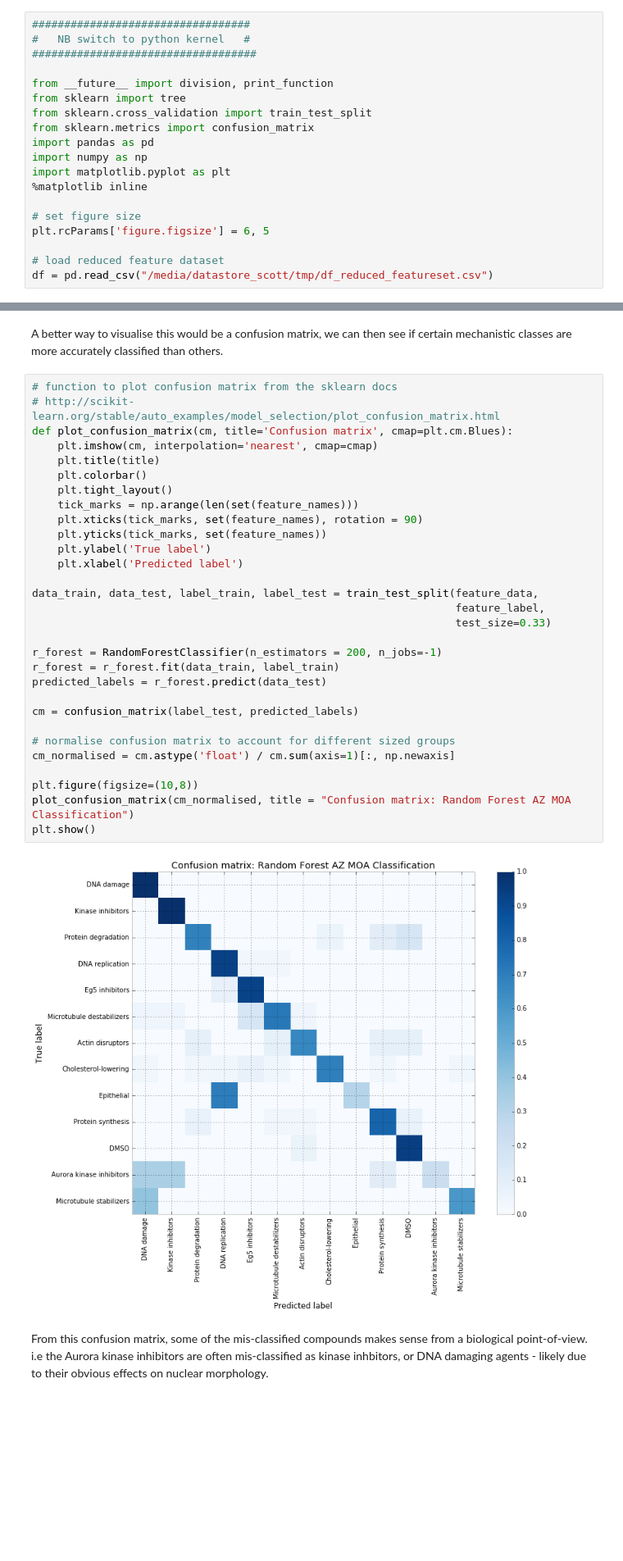
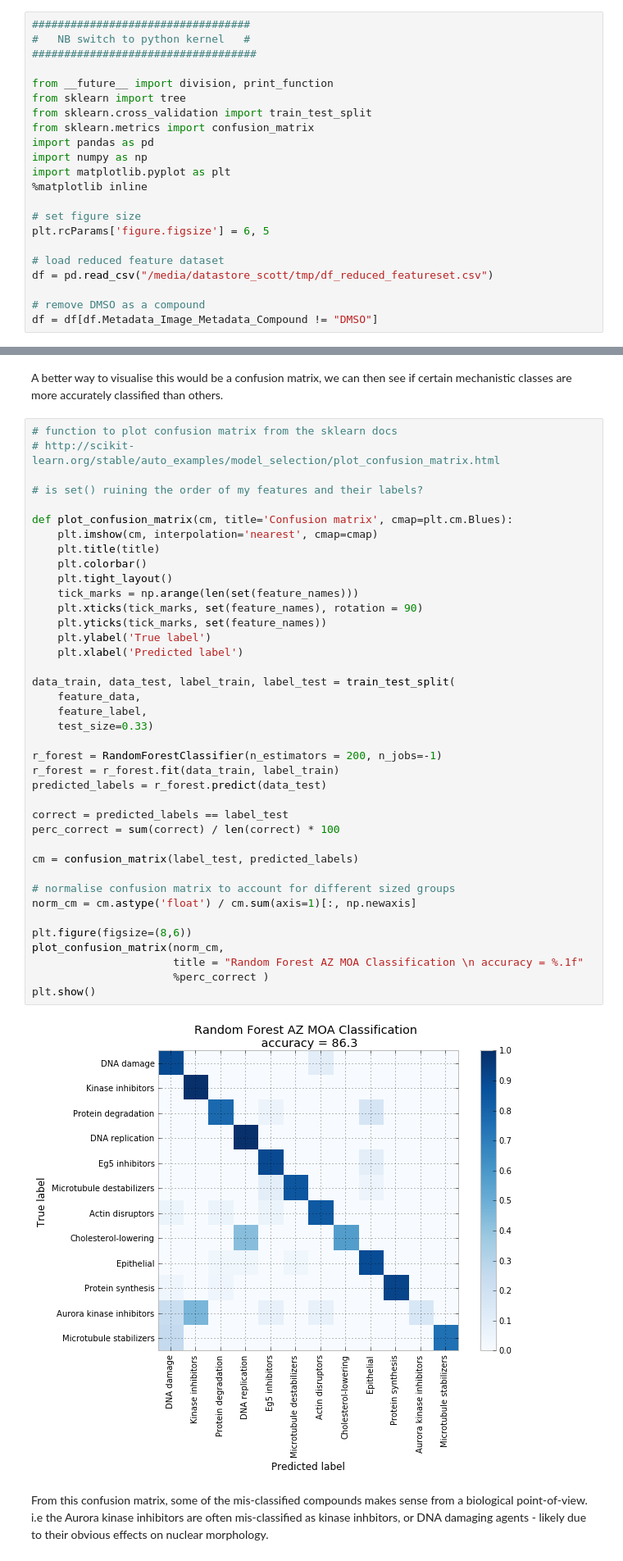
Before and after one commit to Swarchal/notebooks, a Jupyter notebook: 2016-05-17_AZ_predict_MOA.ipynb, the cells around one changed output, grey strips where cells are left out. Shown at 82% size. Cells and saved outputs as stored; diff of their text form; blank space fills up the shorter version.

```diff
--- a/2016-05-17_AZ_predict_MOA.ipynb
+++ b/2016-05-17_AZ_predict_MOA.ipynb
@@ -169,6 +169,9 @@ plt.rcParams['figure.figsize'] = 6, 5
 
 # load reduced feature dataset
 df = pd.read_csv("/media/datastore_scott/tmp/df_reduced_featureset.csv")
+
+# remove DMSO as a compound
+df = df[df.Metadata_Image_Metadata_Compound != "DMSO"]
 # %% [markdown]
 Need to convert the MOA labels into integers, and then have a separate array for features and labels.
 
@@ -295,34 +298,43 @@ A better way to visualise this would be a confusion matrix, we can then see if c
 # %%
 # function to plot confusion matrix from the sklearn docs
 # http://scikit-learn.org/stable/auto_examples/model_selection/plot_confusion_matrix.html
+
+# is set() ruining the order of my features and their labels?
+
 def plot_confusion_matrix(cm, title='Confusion matrix', cmap=plt.cm.Blues):
     plt.imshow(cm, interpolation='nearest', cmap=cmap)
     plt.title(title)
     plt.colorbar()
     plt.tight_layout()
     tick_marks = np.arange(len(set(feature_names)))
     plt.xticks(tick_marks, set(feature_names), rotation = 90)
     plt.yticks(tick_marks, set(feature_names))
     plt.ylabel('True label')
     plt.xlabel('Predicted label')
 
-data_train, data_test, label_train, label_test = train_test_split(feature_data,
-                                                                  feature_label,
-                                                                  test_size=0.33)
+data_train, data_test, label_train, label_test = train_test_split(
+    feature_data,
+    feature_label,
+    test_size=0.33)
 
 r_forest = RandomForestClassifier(n_estimators = 200, n_jobs=-1)
 r_forest = r_forest.fit(data_train, label_train)
 predicted_labels = r_forest.predict(data_test)
 
+correct = predicted_labels == label_test
+perc_correct = sum(correct) / len(correct) * 100
+
 cm = confusion_matrix(label_test, predicted_labels)
 
 # normalise confusion matrix to account for different sized groups
-cm_normalised = cm.astype('float') / cm.sum(axis=1)[:, np.newaxis]
+norm_cm = cm.astype('float') / cm.sum(axis=1)[:, np.newaxis]
 
-plt.figure(figsize=(10,8))
-plot_confusion_matrix(cm_normalised, title = "Confusion matrix: Random Forest AZ MOA Classification")
+plt.figure(figsize=(8,6))
+plot_confusion_matrix(norm_cm,
+                      title = "Random Forest AZ MOA Classification \n accuracy = %.1f"
+                      %perc_correct )
 plt.show()
 # %% [output]
-[figure, old version]
+[figure, new version]
 # %% [markdown]
 From this confusion matrix, some of the mis-classified compounds makes sense from a biological point-of-view. i.e the Aurora kinase inhibitors are often mis-classified as kinase inhbitors, or DNA damaging agents - likely due to their obvious effects on nuclear morphology.
```
Also changed, not shown: parts of 5 cells of this notebook.
